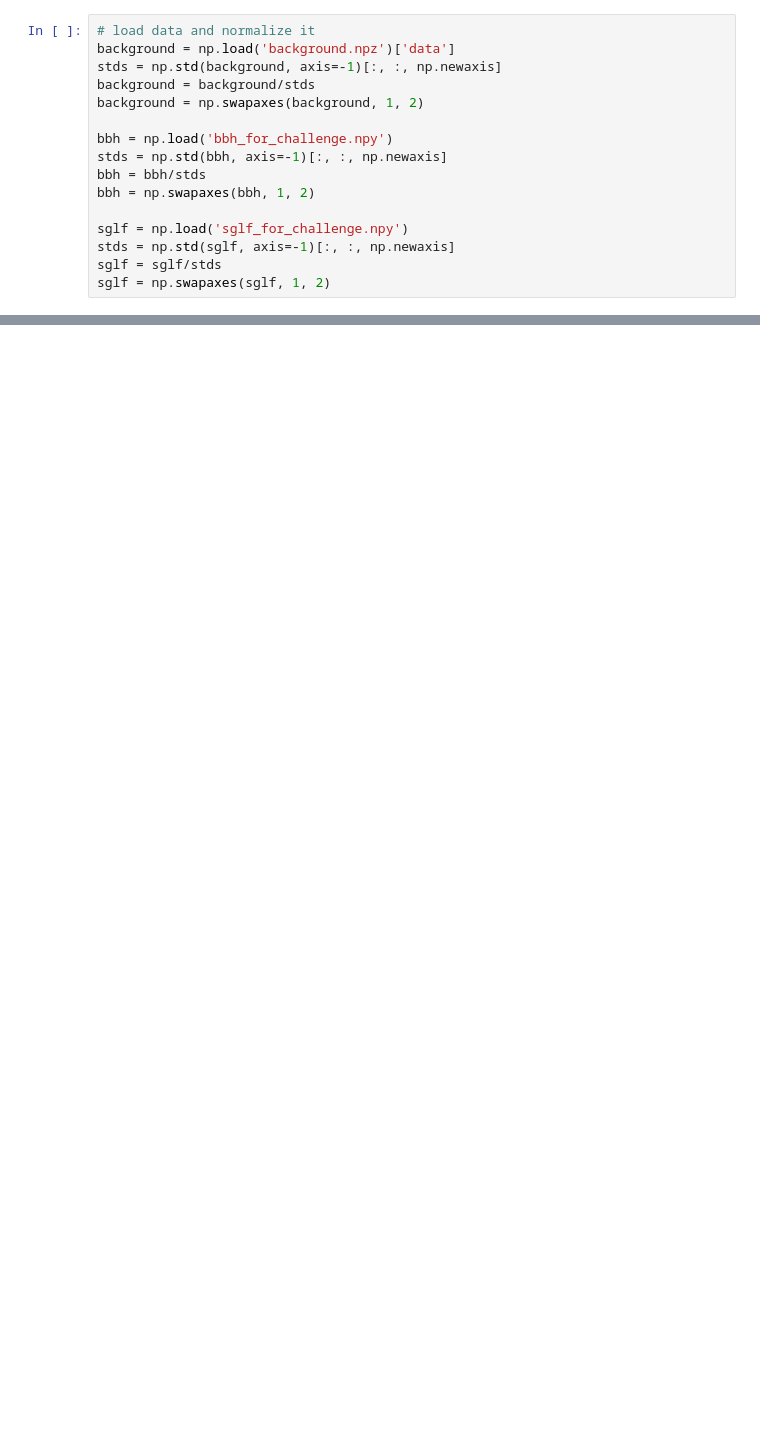
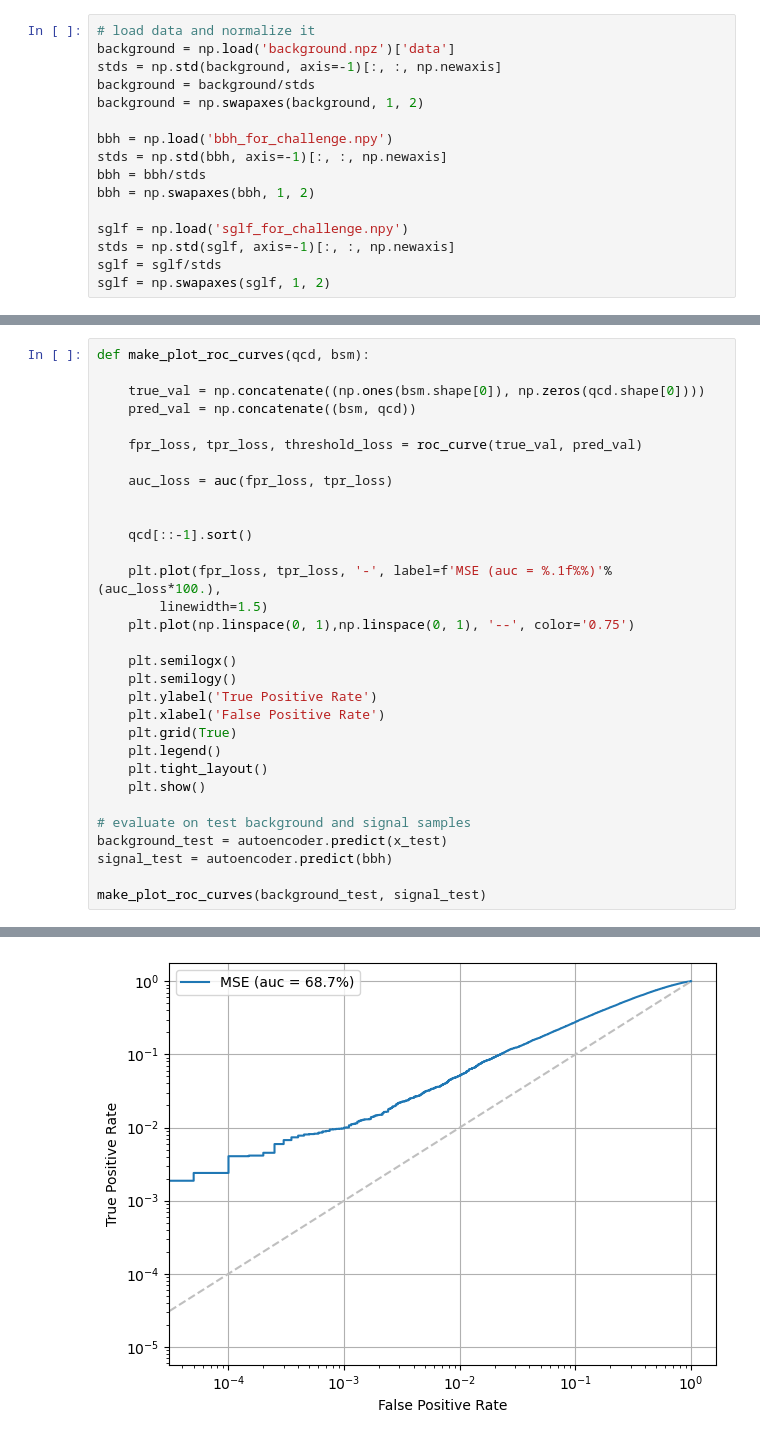
Before and after one commit to zohasan123/SMASH-hackathon-group-24, a Jupyter notebook: caleb_unsupervised.ipynb, the cells around one changed output, grey strips where cells are left out. Cells and saved outputs as stored; diff of their text form; blank space fills up the shorter version.

```diff
--- a/caleb_unsupervised.ipynb
+++ b/caleb_unsupervised.ipynb
@@ -151,0 +228,32 @@ history = autoencoder.fit(
+# %%
+def make_plot_roc_curves(qcd, bsm):
+
+    true_val = np.concatenate((np.ones(bsm.shape[0]), np.zeros(qcd.shape[0])))
+    pred_val = np.concatenate((bsm, qcd))
+
+    fpr_loss, tpr_loss, threshold_loss = roc_curve(true_val, pred_val)
+
+    auc_loss = auc(fpr_loss, tpr_loss)
+
+
+    qcd[::-1].sort()
+
+    plt.plot(fpr_loss, tpr_loss, '-', label=f'MSE (auc = %.1f%%)'%(auc_loss*100.),
+        linewidth=1.5)
+    plt.plot(np.linspace(0, 1),np.linspace(0, 1), '--', color='0.75')
+
+    plt.semilogx()
+    plt.semilogy()
+    plt.ylabel('True Positive Rate')
+    plt.xlabel('False Positive Rate')
+    plt.grid(True)
+    plt.legend()
+    plt.tight_layout()
+    plt.show()
+
+# evaluate on test background and signal samples
+background_test = autoencoder.predict(x_test)
+signal_test = autoencoder.predict(bbh)
+
+make_plot_roc_curves(background_test, signal_test)
+# %% [output]
@@ -151,0 +262 @@ history = autoencoder.fit(
+[figure, added]
```
Also changed, not shown: parts of 18 cells of this notebook, 1 other file.
